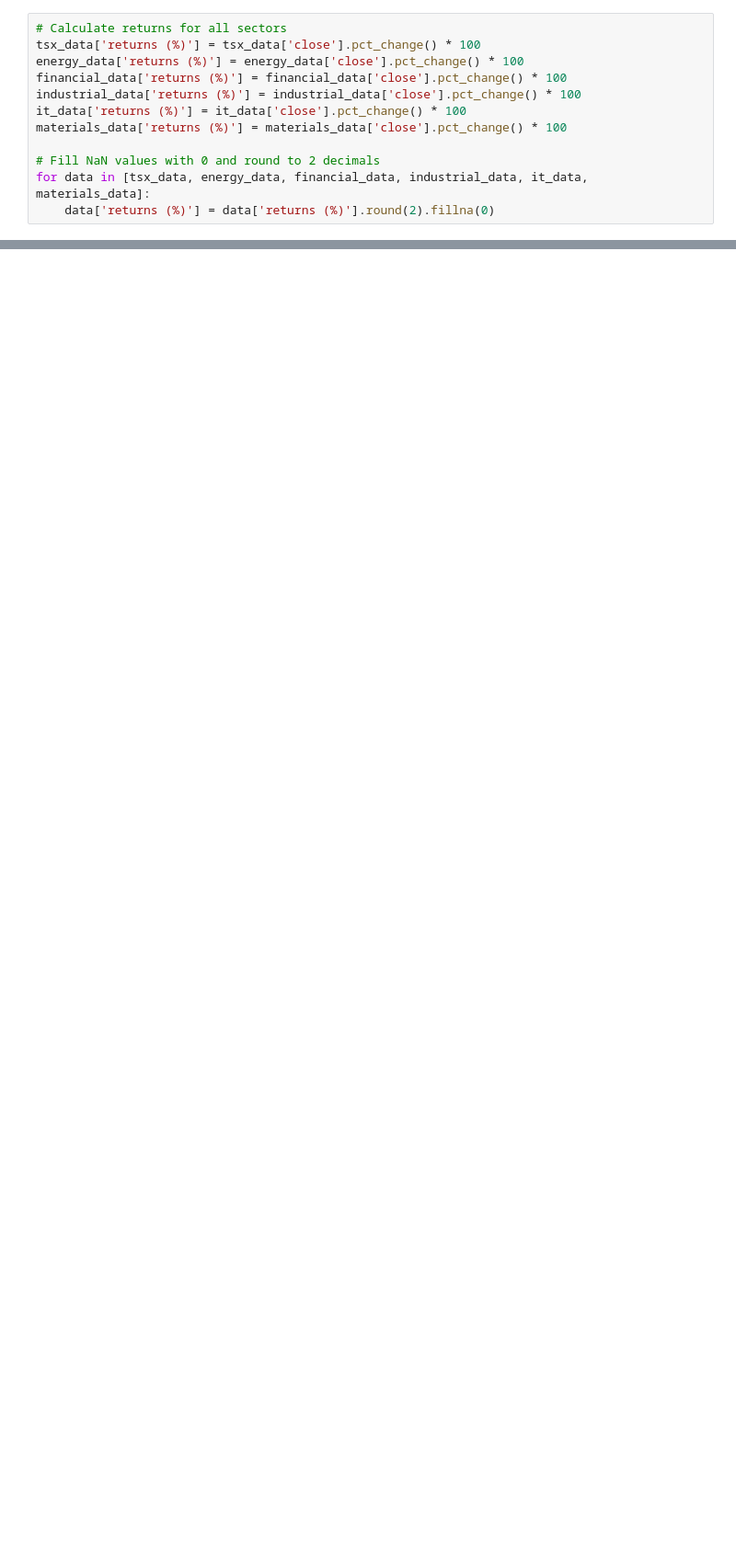
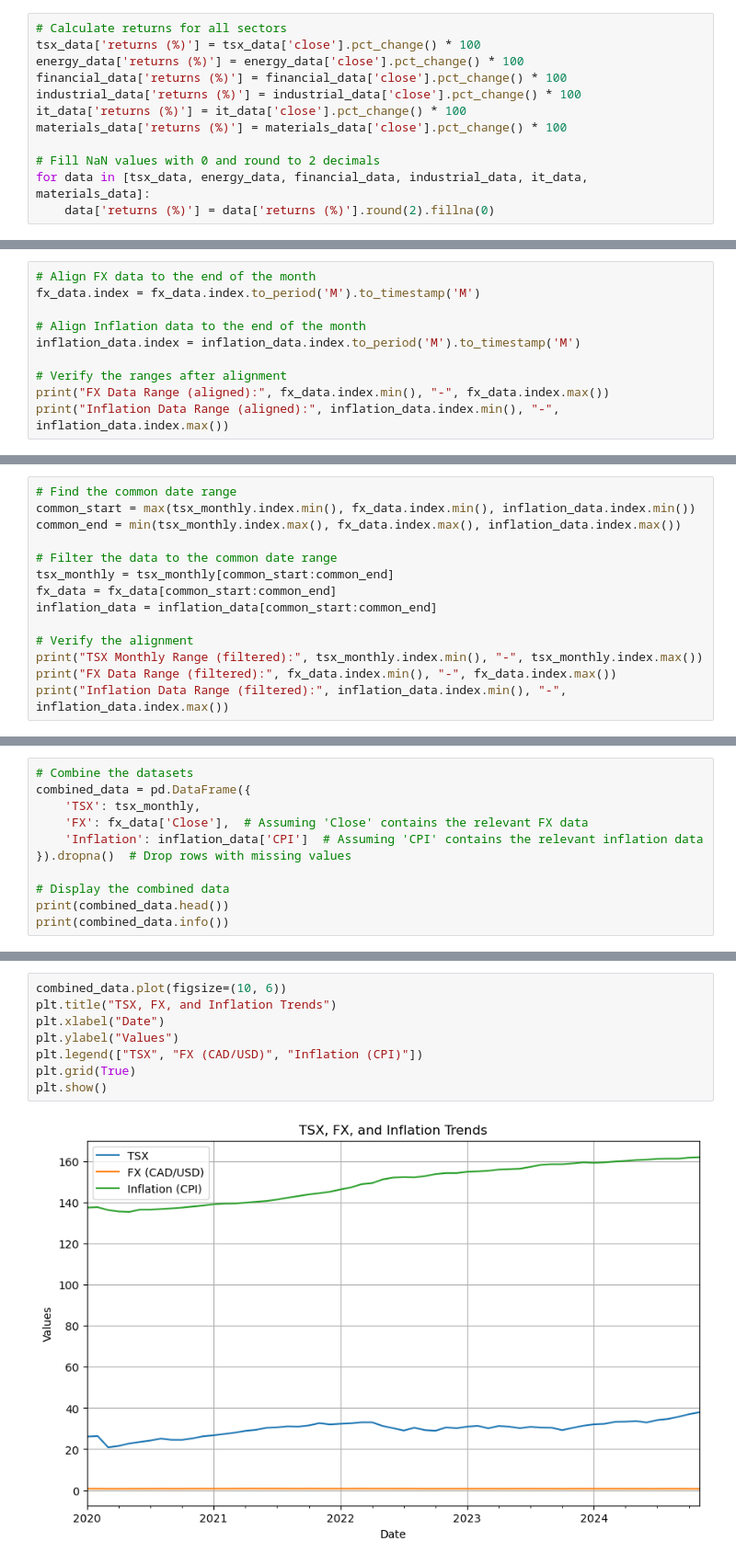
Before and after one commit to talazubi/Project-3-CA-Economic-Performance, a Jupyter notebook: Project 3 - Ammar.ipynb, the cells around one changed output, grey strips where cells are left out. Shown at 92% size. Drawn from its saved outputs; the diff is of its cells as text; blank space fills up the shorter version.

```diff
--- a/Project 3 - Ammar.ipynb
+++ b/Project 3 - Ammar.ipynb
@@ -283,0 +298,10 @@ plt.show()
+# %%
+# Align FX data to the end of the month
+fx_data.index = fx_data.index.to_period('M').to_timestamp('M')
+
+# Align Inflation data to the end of the month
+inflation_data.index = inflation_data.index.to_period('M').to_timestamp('M')
+
+# Verify the ranges after alignment
+print("FX Data Range (aligned):", fx_data.index.min(), "-", fx_data.index.max())
+print("Inflation Data Range (aligned):", inflation_data.index.min(), "-", inflation_data.index.max())
@@ -283,0 +311,14 @@ plt.show()
+# %%
+# Find the common date range
+common_start = max(tsx_monthly.index.min(), fx_data.index.min(), inflation_data.index.min())
+common_end = min(tsx_monthly.index.max(), fx_data.index.max(), inflation_data.index.max())
+
+# Filter the data to the common date range
+tsx_monthly = tsx_monthly[common_start:common_end]
+fx_data = fx_data[common_start:common_end]
+inflation_data = inflation_data[common_start:common_end]
+
+# Verify the alignment
+print("TSX Monthly Range (filtered):", tsx_monthly.index.min(), "-", tsx_monthly.index.max())
+print("FX Data Range (filtered):", fx_data.index.min(), "-", fx_data.index.max())
+print("Inflation Data Range (filtered):", inflation_data.index.min(), "-", inflation_data.index.max())
@@ -283,0 +329,11 @@ plt.show()
+# %%
+# Combine the datasets
+combined_data = pd.DataFrame({
+    'TSX': tsx_monthly,
+    'FX': fx_data['Close'],  # Assuming 'Close' contains the relevant FX data
+    'Inflation': inflation_data['CPI']  # Assuming 'CPI' contains the relevant inflation data
+}).dropna()  # Drop rows with missing values
+
+# Display the combined data
+print(combined_data.head())
+print(combined_data.info())
@@ -283,0 +360,10 @@ plt.show()
+# %%
+combined_data.plot(figsize=(10, 6))
+plt.title("TSX, FX, and Inflation Trends")
+plt.xlabel("Date")
+plt.ylabel("Values")
+plt.legend(["TSX", "FX (CAD/USD)", "Inflation (CPI)"])
+plt.grid(True)
+plt.show()
+# %% [output]
+[figure, added]
```
Also changed, not shown: parts of 9 cells of this notebook.
